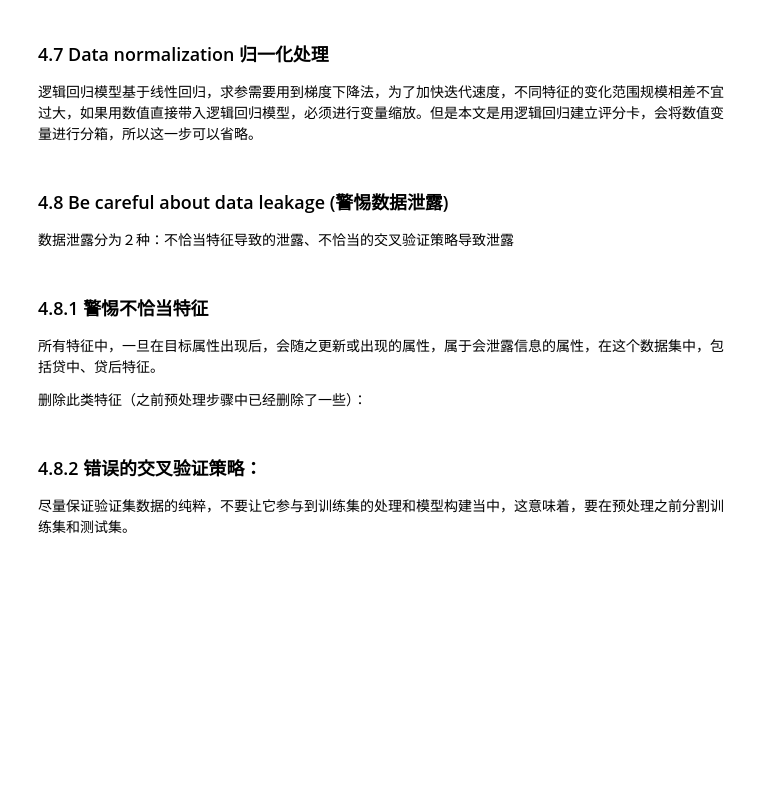
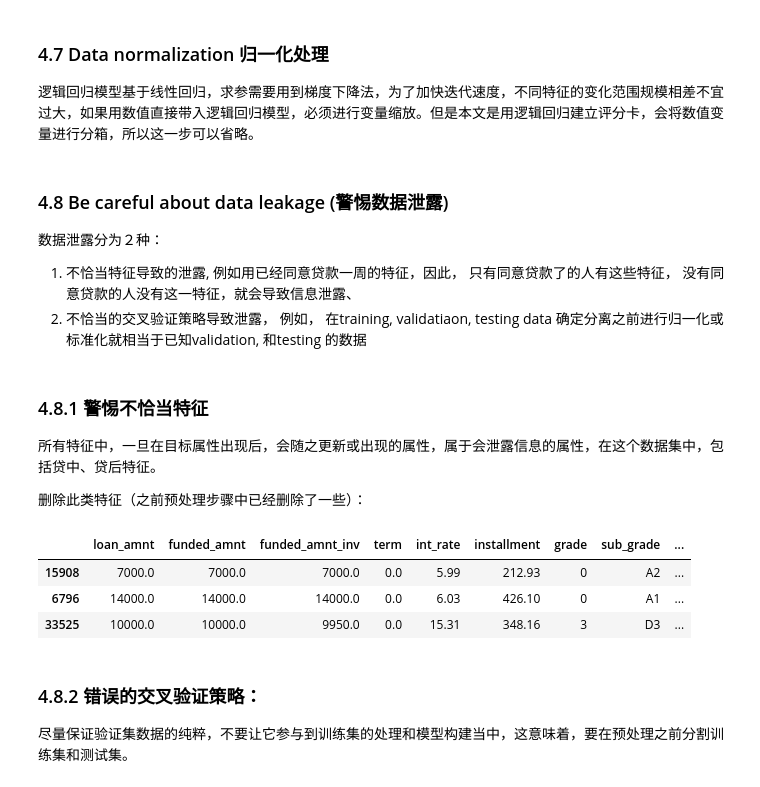
Before and after one commit to xslittlemaggie/Deep-Learning-Machine-Learning-Projects, a Jupyter notebook: Loan.ipynb, the cells around one changed output. Cells and saved outputs as stored; diff of their text form; code cells hidden in the pictures; blank space fills up the shorter version.

```diff
--- a/Loan.ipynb
+++ b/Loan.ipynb
@@ -797,12 +805,21 @@ for data in df_list:
 # %% [markdown]
 ### 4.8 Be careful about data leakage (警惕数据泄露)
 
-数据泄露分为２种：不恰当特征导致的泄露、不恰当的交叉验证策略导致泄露
+数据泄露分为２种：
+1. 不恰当特征导致的泄露, 例如用已经同意贷款一周的特征，因此， 只有同意贷款了的人有这些特征， 没有同意贷款的人没有这一特征，就会导致信息泄露、
+2. 不恰当的交叉验证策略导致泄露， 例如， 在training, validatiaon, testing data 确定分离之前进行归一化或标准化就相当于已知validation, 和testing 的数据
 # %% [markdown]
 ### 4.8.1 警惕不恰当特征
 
 所有特征中，一旦在目标属性出现后，会随之更新或出现的属性，属于会泄露信息的属性，在这个数据集中，包括贷中、贷后特征。
 
 删除此类特征（之前预处理步骤中已经删除了一些）：
+# %%
+df_train.head(3)
+# %% [output]
+|  | loan_amnt | funded_amnt | funded_amnt_inv | term | int_rate | installment | grade | sub_grade | ... |
+| 15908 | 7000.0 | 7000.0 | 7000.0 | 0.0 | 5.99 | 212.93 | 0 | A2 | ... |
+| 6796 | 14000.0 | 14000.0 | 14000.0 | 0.0 | 6.03 | 426.10 | 0 | A1 | ... |
+| 33525 | 10000.0 | 10000.0 | 9950.0 | 0.0 | 15.31 | 348.16 | 3 | D3 | ... |
 # %%
 # delete leaking features & not meaningful features
```
Also changed, not shown: parts of 39 cells of this notebook.
